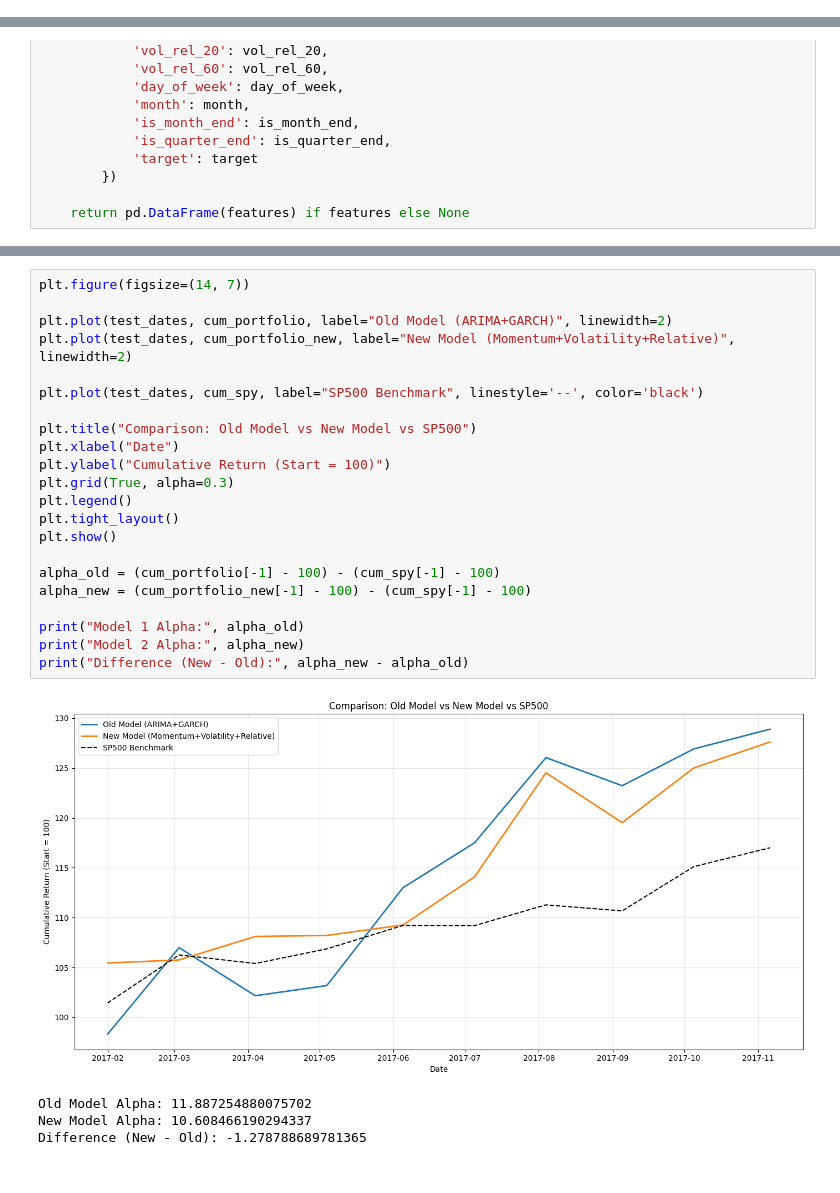
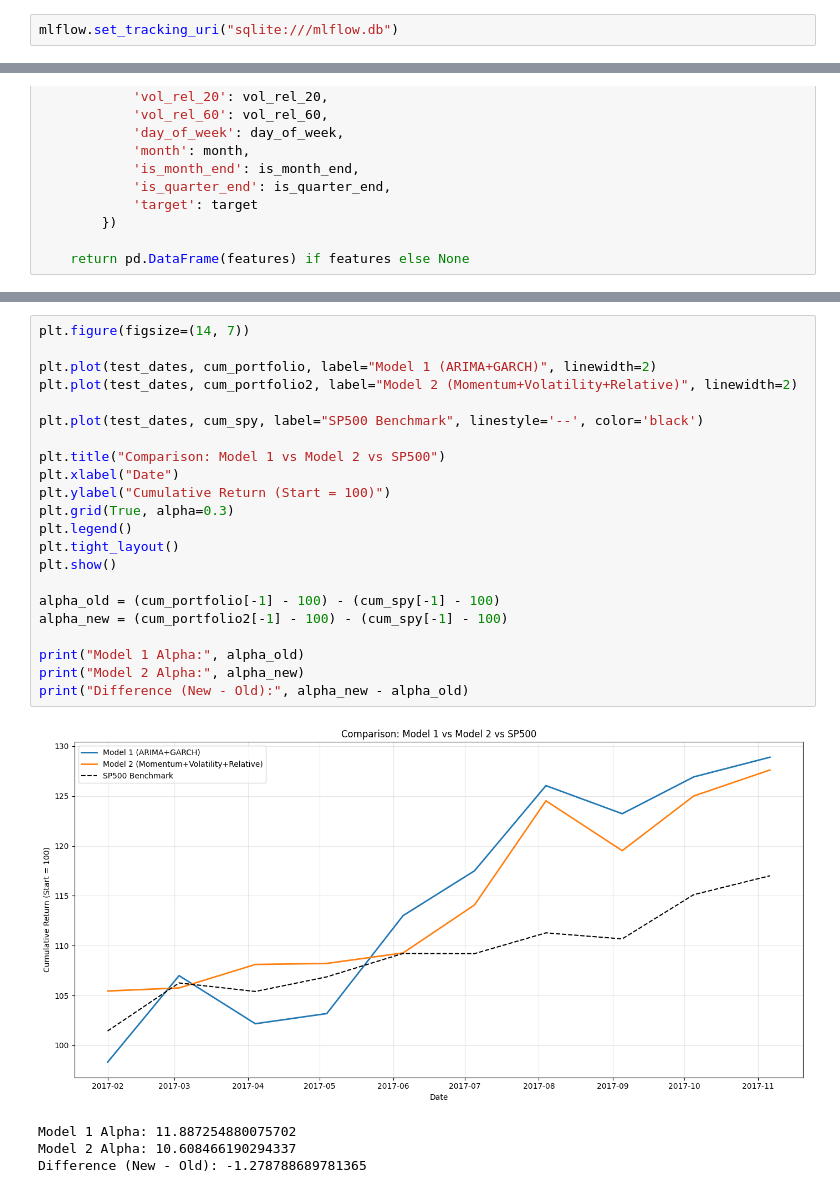
Before and after one commit to MariaNowacka/ml_project, a Jupyter notebook: notebooks/code_final.ipynb, the cells around one changed output, grey strips where cells are left out. Drawn from its saved outputs; the diff is of its cells as text.

Commit message:
final code and tests

```diff
--- a/notebooks/code_final.ipynb
+++ b/notebooks/code_final.ipynb
@@ -15,5 +21,7 @@ import shap
 
 warnings.filterwarnings("ignore")
+# %%
+mlflow.set_tracking_uri("sqlite:///mlflow.db")
 # %% [markdown]
 ### ARIMA + GARCH + LightGBM
 # %%
@@ -664,27 +682,27 @@ Waterfall for 'NVDA' in the 2nd model shows us that volatility generally pushes
 # %%
 plt.figure(figsize=(14, 7))
 
-plt.plot(test_dates, cum_portfolio, label="Old Model (ARIMA+GARCH)", linewidth=2)
-plt.plot(test_dates, cum_portfolio_new, label="New Model (Momentum+Volatility+Relative)", linewidth=2)
+plt.plot(test_dates, cum_portfolio, label="Model 1 (ARIMA+GARCH)", linewidth=2)
+plt.plot(test_dates, cum_portfolio2, label="Model 2 (Momentum+Volatility+Relative)", linewidth=2)
 
 plt.plot(test_dates, cum_spy, label="SP500 Benchmark", linestyle='--', color='black')
 
-plt.title("Comparison: Old Model vs New Model vs SP500")
+plt.title("Comparison: Model 1 vs Model 2 vs SP500")
 plt.xlabel("Date")
 plt.ylabel("Cumulative Return (Start = 100)")
 plt.grid(True, alpha=0.3)
 plt.legend()
 plt.tight_layout()
 plt.show()
 
 alpha_old = (cum_portfolio[-1] - 100) - (cum_spy[-1] - 100)
-alpha_new = (cum_portfolio_new[-1] - 100) - (cum_spy[-1] - 100)
+alpha_new = (cum_portfolio2[-1] - 100) - (cum_spy[-1] - 100)
 
 print("Model 1 Alpha:", alpha_old)
 print("Model 2 Alpha:", alpha_new)
 print("Difference (New - Old):", alpha_new - alpha_old)
 # %% [output]
-[figure, old version]
+[figure, new version]
-Old Model Alpha: 11.887254880075702
-New Model Alpha: 10.608466190294337
+Model 1 Alpha: 11.887254880075702
+Model 2 Alpha: 10.608466190294337
 Difference (New - Old): -1.278788689781365
```
Also changed, not shown: parts of 12 cells of this notebook, 3 other files.
